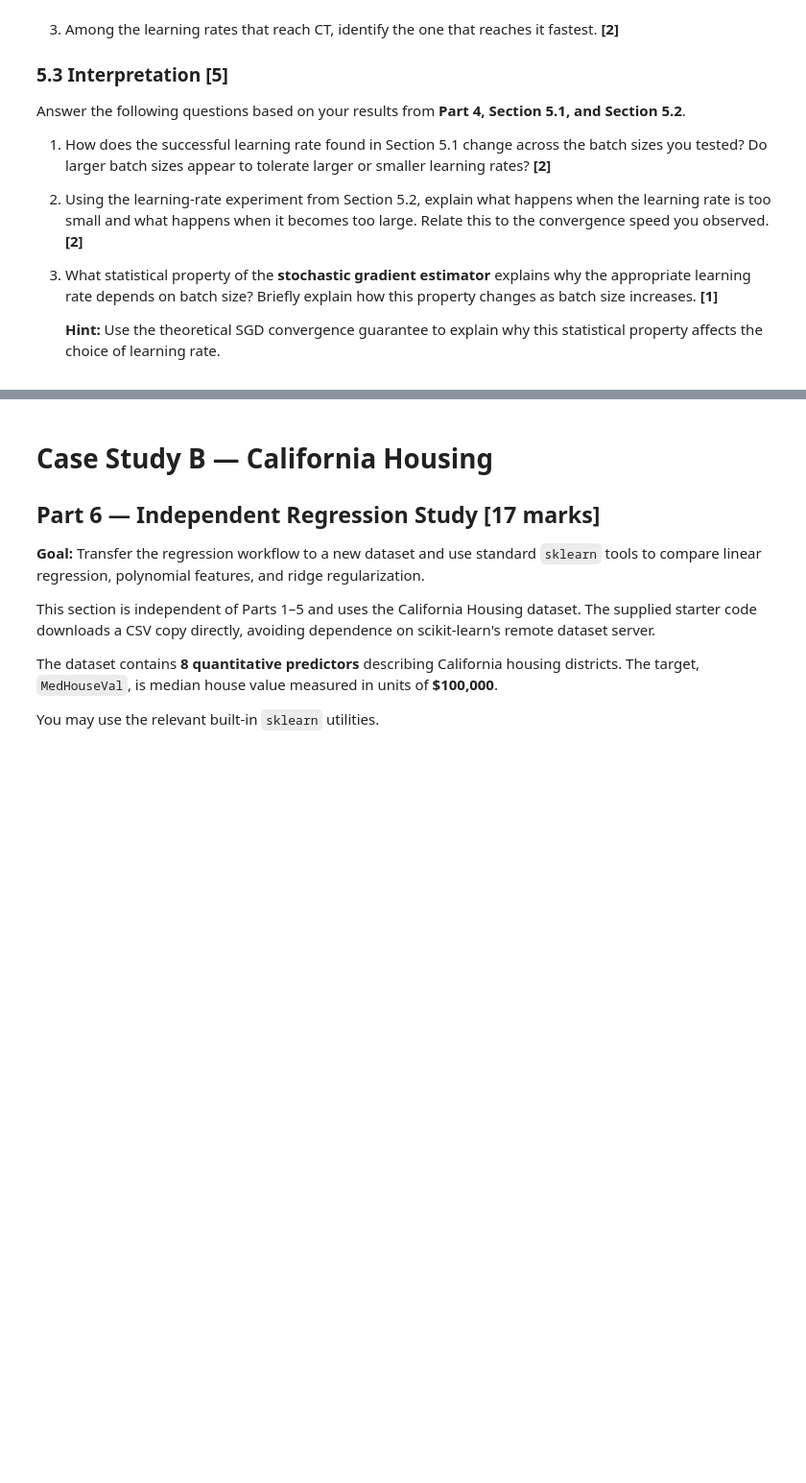
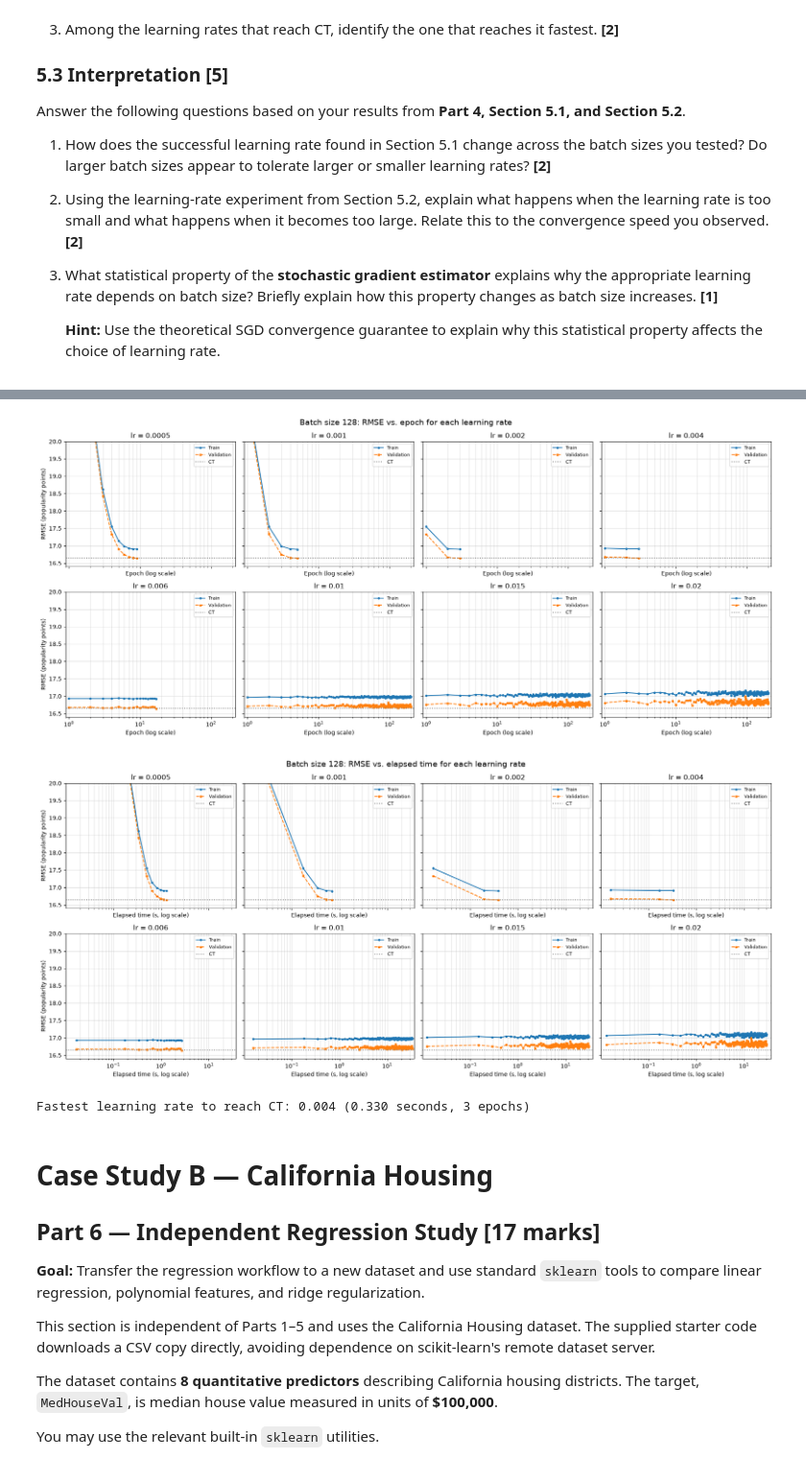
Before and after one commit to AngieCreate/MIE370_Assignment_1_Spotify_Popularity, a Jupyter notebook: Assignment_1_Spotify_Popularity-2.ipynb, the cells around one changed output, grey strips where cells are left out. Shown at 96% size. Cells and saved outputs as stored; diff of their text form; code cells hidden in the pictures; blank space fills up the shorter version.

Commit message:
Answered Part 5.1-5.2 (Will answer 5.3 later)

```diff
--- a/Assignment_1_Spotify_Popularity-2.ipynb
+++ b/Assignment_1_Spotify_Popularity-2.ipynb
@@ -1050,0 +1191,67 @@ Answer the following questions based on your results from **Part 4, Section 5.1,
+# %%
+# 5.2 Sensitivity to the learning rate
+# Part 2: Plot 2 figures and compute fastes learning rate that reached CT
+
+# Set up (Very similar to what I did for Part 4)
+x_max_epoch = max(len(sens_runs[lr]["val_history"]) for lr in SENS_LEARNING_RATES)
+y_min, y_max = 16.4, 20
+
+x_max_time = max(sens_runs[lr]["time_history"][-1] for lr in SENS_LEARNING_RATES) * 1.1
+x_min_time = min(sens_runs[lr]["time_history"][0] for lr in SENS_LEARNING_RATES) * 0.8
+
+# Figure A: Plot Training and Validation RMSE vs. Epoch for the 8 Learning Rates
+fig, axes = plt.subplots(2, 4, figsize=(18, 8), sharex=True, sharey=True)
+for ax, lr in zip(axes.flat, SENS_LEARNING_RATES):
+    r = sens_runs[lr]
+    epochs = range(1, len(r["val_history"]) + 1)
+    ax.plot(epochs, r["train_history"], marker="o", markersize=3, label="Train")
+    ax.plot(epochs, r["val_history"], marker="s", markersize=3, linestyle="--", label="Validation")
+    ax.axhline(CT, color="gray", linestyle=":", label="CT")
+    ax.set_xscale("log") # Added log since results were hard to see without it
+    ax.set_xlim(0.9, x_max_epoch * 1.1)
+    ax.set_ylim(y_min, y_max)
+    ax.set_title(f"lr = {lr}")
+    ax.set_xlabel("Epoch (log scale)")
+    ax.grid(True, which="both", alpha=0.4)
+    ax.legend(fontsize=8)
+for ax in axes[:, 0]:
+    ax.set_ylabel("RMSE (popularity points)")
+fig.suptitle(f"Batch size {SENS_BATCH_SIZE}: RMSE vs. epoch for each learning rate", fontsize=14)
+plt.tight_layout()
+plt.show()
+
+# Figure B: Plot Training and Validation RMSE vs. Elapsed Time
+fig, axes = plt.subplots(2, 4, figsize=(18, 8), sharex=True, sharey=True)
+for ax, lr in zip(axes.flat, SENS_LEARNING_RATES):
+    r = sens_runs[lr]
+    ax.plot(r["time_history"], r["train_history"], marker="o", markersize=3, label="Train")
+    ax.plot(r["time_history"], r["val_history"], marker="s", markersize=3, linestyle="--", label="Validation")
+    ax.axhline(CT, color="gray", linestyle=":", label="CT")
+    ax.set_xscale("log") # Added log since results were hard to see without it
+    ax.set_xlim(x_min_time, x_max_time)
+    ax.set_ylim(y_min, y_max)
+    ax.set_title(f"lr = {lr}")
+    ax.set_xlabel("Elapsed time (s, log scale)")
+    ax.grid(True, which="both", alpha=0.4)
+    ax.legend(fontsize=8)
+for ax in axes[:, 0]:
+    ax.set_ylabel("RMSE (popularity points)")
+
+fig.suptitle(f"Batch size {SENS_BATCH_SIZE}: RMSE vs. elapsed time for each learning rate", fontsize=14)
+plt.tight_layout()
+plt.show()
+
+# Among the learning rates that reach CT, identify the one that reaches it fastest.
+converged_lrs = [lr for lr in SENS_LEARNING_RATES if sens_runs[lr]["reached"]]
+if converged_lrs:
+    fastest_lr = min(converged_lrs, key=lambda lr: sens_runs[lr]["time_history"][-1])
+    print(f"Fastest learning rate to reach CT: {fastest_lr} "
+          f"({sens_runs[fastest_lr]['time_history'][-1]:.3f} seconds, "
+          f"{len(sens_runs[fastest_lr]['val_history'])} epochs)")
+else:
+    print("No learning rate reached CT.")
+# Answer: Fastest learning rate to reach CT: 0.004 (0.330 seconds, 3 epochs)
+# %% [output]
+[figure, added]
+[figure, added]
+Fastest learning rate to reach CT: 0.004 (0.330 seconds, 3 epochs)
```
Also changed, not shown: parts of 4 cells of this notebook.
